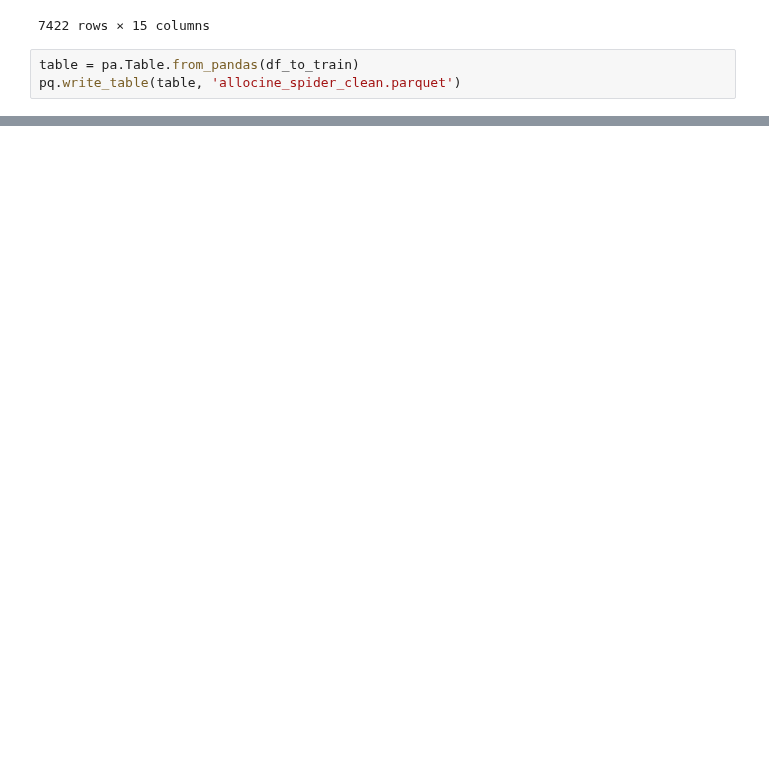
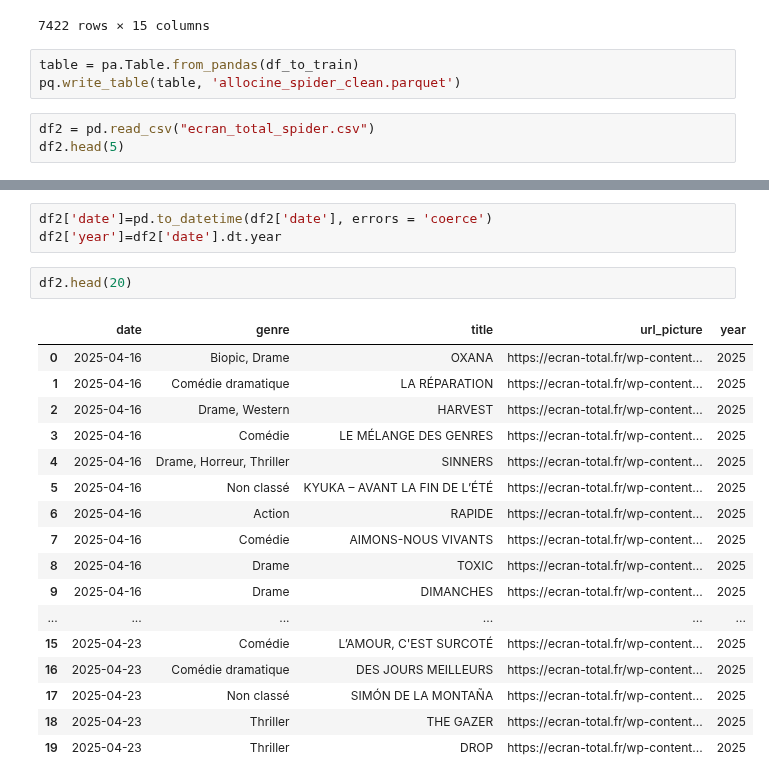
Before and after one commit to SamuelTD/new_is_always_better, a Jupyter notebook: modelisation/ludi/clean_export.ipynb, the cells around one changed output, grey strips where cells are left out. Drawn from its saved outputs; the diff is of its cells as text; blank space fills up the shorter version.

```diff
--- a/modelisation/ludi/clean_export.ipynb
+++ b/modelisation/ludi/clean_export.ipynb
@@ -110,3 +110,6 @@ df_to_train
 # %%
 table = pa.Table.from_pandas(df_to_train)
 pq.write_table(table, 'allocine_spider_clean.parquet')
+# %%
+df2 = pd.read_csv("ecran_total_spider.csv")
+df2.head(5)
@@ -112,0 +137,23 @@ pq.write_table(table, 'allocine_spider_clean.parquet')
+# %%
+df2['date']=pd.to_datetime(df2['date'], errors = 'coerce')
+df2['year']=df2['date'].dt.year
+# %%
+df2.head(20)
+# %% [output]
+|  | date | genre | title | url_picture | year |
+| 0 | 2025-04-16 | Biopic, Drame | OXANA | https://ecran-total.fr/wp-content... | 2025 |
+| 1 | 2025-04-16 | Comédie dramatique | LA RÉPARATION | https://ecran-total.fr/wp-content... | 2025 |
+| 2 | 2025-04-16 | Drame, Western | HARVEST | https://ecran-total.fr/wp-content... | 2025 |
+| 3 | 2025-04-16 | Comédie | LE MÉLANGE DES GENRES | https://ecran-total.fr/wp-content... | 2025 |
+| 4 | 2025-04-16 | Drame, Horreur, Thriller | SINNERS | https://ecran-total.fr/wp-content... | 2025 |
+| 5 | 2025-04-16 | Non classé | KYUKA – AVANT LA FIN DE L’ÉTÉ | https://ecran-total.fr/wp-content... | 2025 |
+| 6 | 2025-04-16 | Action | RAPIDE | https://ecran-total.fr/wp-content... | 2025 |
+| 7 | 2025-04-16 | Comédie | AIMONS-NOUS VIVANTS | https://ecran-total.fr/wp-content... | 2025 |
+| 8 | 2025-04-16 | Drame | TOXIC | https://ecran-total.fr/wp-content... | 2025 |
+| 9 | 2025-04-16 | Drame | DIMANCHES | https://ecran-total.fr/wp-content... | 2025 |
+| ... | ... | ... | ... | ... | ... |
+| 15 | 2025-04-23 | Comédie | L’AMOUR, C'EST SURCOTÉ | https://ecran-total.fr/wp-content... | 2025 |
+| 16 | 2025-04-23 | Comédie dramatique | DES JOURS MEILLEURS | https://ecran-total.fr/wp-content... | 2025 |
+| 17 | 2025-04-23 | Non classé | SIMÓN DE LA MONTAÑA | https://ecran-total.fr/wp-content... | 2025 |
+| 18 | 2025-04-23 | Thriller | THE GAZER | https://ecran-total.fr/wp-content... | 2025 |
+| 19 | 2025-04-23 | Thriller | DROP | https://ecran-total.fr/wp-content... | 2025 |
```
Also changed, not shown: parts of 2 cells of this notebook, 3 other files.
